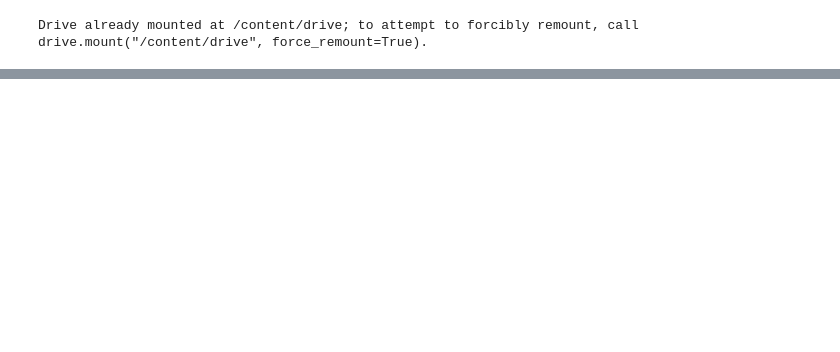
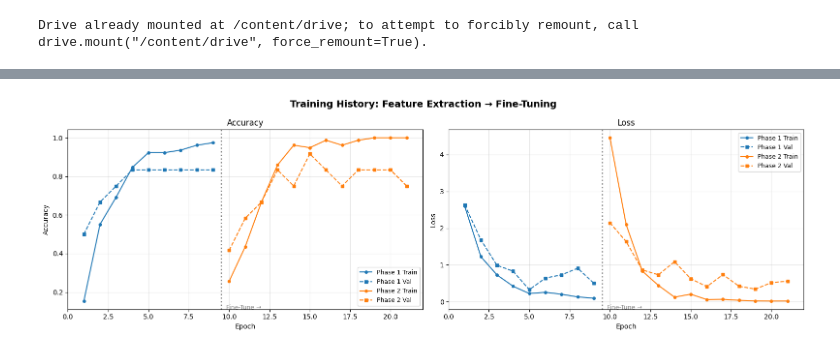
Before and after one commit to Abhi1997/AI_and_ML, a Jupyter notebook: Week - 6 - Practical Aspects of Training Deep Neural Network/Worksheet6.ipynb, the cells around one changed output, grey strips where cells are left out. Cells and saved outputs as stored; diff of their text form; code cells hidden in the pictures; blank space fills up the shorter version.

```diff
--- a/Week - 6 - Practical Aspects of Training Deep Neural Network/Worksheet6.ipynb
+++ b/Week - 6 - Practical Aspects of Training Deep Neural Network/Worksheet6.ipynb
@@ -746,0 +102,3 @@ Epoch 2/50
+# %%
+IMG_SIZE   = (224, 224)   # VGG16 native input size
+BATCH_SIZE = 32
@@ -746,0 +491,47 @@ Epoch 2/50
+# %%
+def plot_combined_history(h1, h2, metric='accuracy'):
+    """
+    Plot Phase 1 and Phase 2 training curves side-by-side
+    with a clear boundary and improvement annotation.
+    """
+    ep1 = range(1, len(h1.history[metric]) + 1)
+    ep2 = range(len(ep1) + 1, len(ep1) + len(h2.history[metric]) + 1)
+
+    fig, axes = plt.subplots(1, 2, figsize=(16, 5))
+    fig.suptitle('Training History: Feature Extraction → Fine-Tuning',
+                 fontsize=14, fontweight='bold')
+
+    for ax, met, title in zip(
+        axes,
+        ['accuracy', 'loss'],
+        ['Accuracy', 'Loss']
+    ):
+        val_met = 'val_' + met
+
+        # Phase 1
+        ax.plot(ep1, h1.history[met],     'C0-o', ms=4, label='Phase 1 Train')
+        ax.plot(ep1, h1.history[val_met], 'C0--s', ms=4, label='Phase 1 Val')
+
+        # Phase 2
+        ax.plot(ep2, h2.history[met],     'C1-o', ms=4, label='Phase 2 Train')
+        ax.plot(ep2, h2.history[val_met], 'C1--s', ms=4, label='Phase 2 Val')
+
+        # Boundary
+        boundary = len(ep1) + 0.5
+        ax.axvline(x=boundary, color='gray', linestyle=':', linewidth=2)
+        ax.text(boundary + 0.3, ax.get_ylim()[0], 'Fine-Tune →',
+                color='gray', fontsize=9)
+
+        ax.set_xlabel('Epoch')
+        ax.set_ylabel(title)
+        ax.set_title(title)
+        ax.legend(fontsize=9)
+        ax.grid(alpha=0.3)
+
+    plt.tight_layout()
+    plt.savefig('training_history.png', dpi=150, bbox_inches='tight')
+    plt.show()
+
+plot_combined_history(history_phase1, history_phase2)
+# %% [output]
+[figure, added]
```
Also changed, not shown: parts of 52 cells of this notebook.
